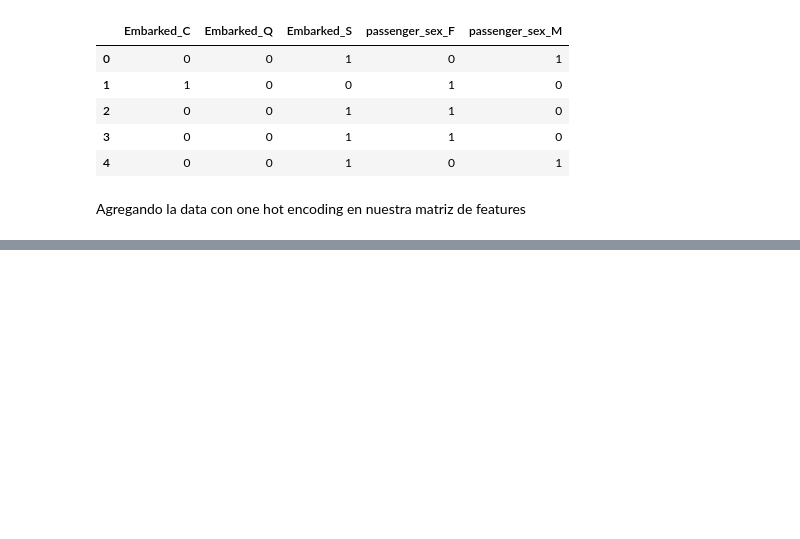
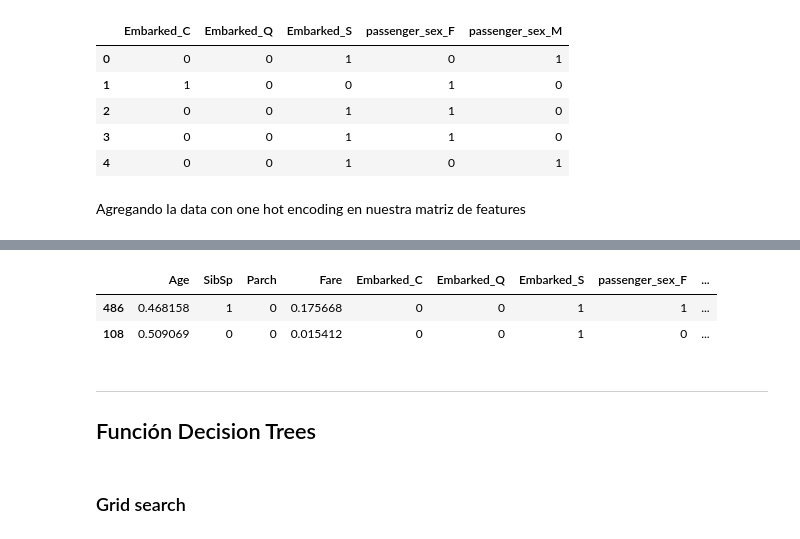
Before and after one commit to Kazeazul/Statistical_Learning, a Jupyter notebook: Proyecto/Proyecto_ML.ipynb, the cells around one changed output, grey strips where cells are left out. Drawn from its saved outputs; the diff is of its cells as text; code cells hidden in the pictures; blank space fills up the shorter version.

```diff
--- a/Proyecto/Proyecto_ML.ipynb
+++ b/Proyecto/Proyecto_ML.ipynb
@@ -275,0 +253,11 @@ def train_SVM(x, y):
+# %%
+x_train["Age"]=(x_train["Age"]-x_train["Age"].min())/(x_train["Age"].max()-x_train["Age"].min())
+x_train["Fare"]=(x_train["Fare"]-x_train["Fare"].min())/(x_train["Fare"].max()-x_train["Fare"].min())
+x_train.head(2)
+# %% [output]
+|  | Age | SibSp | Parch | Fare | Embarked_C | Embarked_Q | Embarked_S | passenger_sex_F | ... |
+| 486 | 0.468158 | 1 | 0 | 0.175668 | 0 | 0 | 1 | 1 | ... |
+| 108 | 0.509069 | 0 | 0 | 0.015412 | 0 | 0 | 1 | 0 | ... |
+# %% [markdown]
+***
+## Función Decision Trees
@@ -275,0 +277,2 @@ def train_SVM(x, y):
+# %% [markdown]
+### Grid search
```
Also changed, not shown: parts of 49 cells of this notebook, 6 other files.
